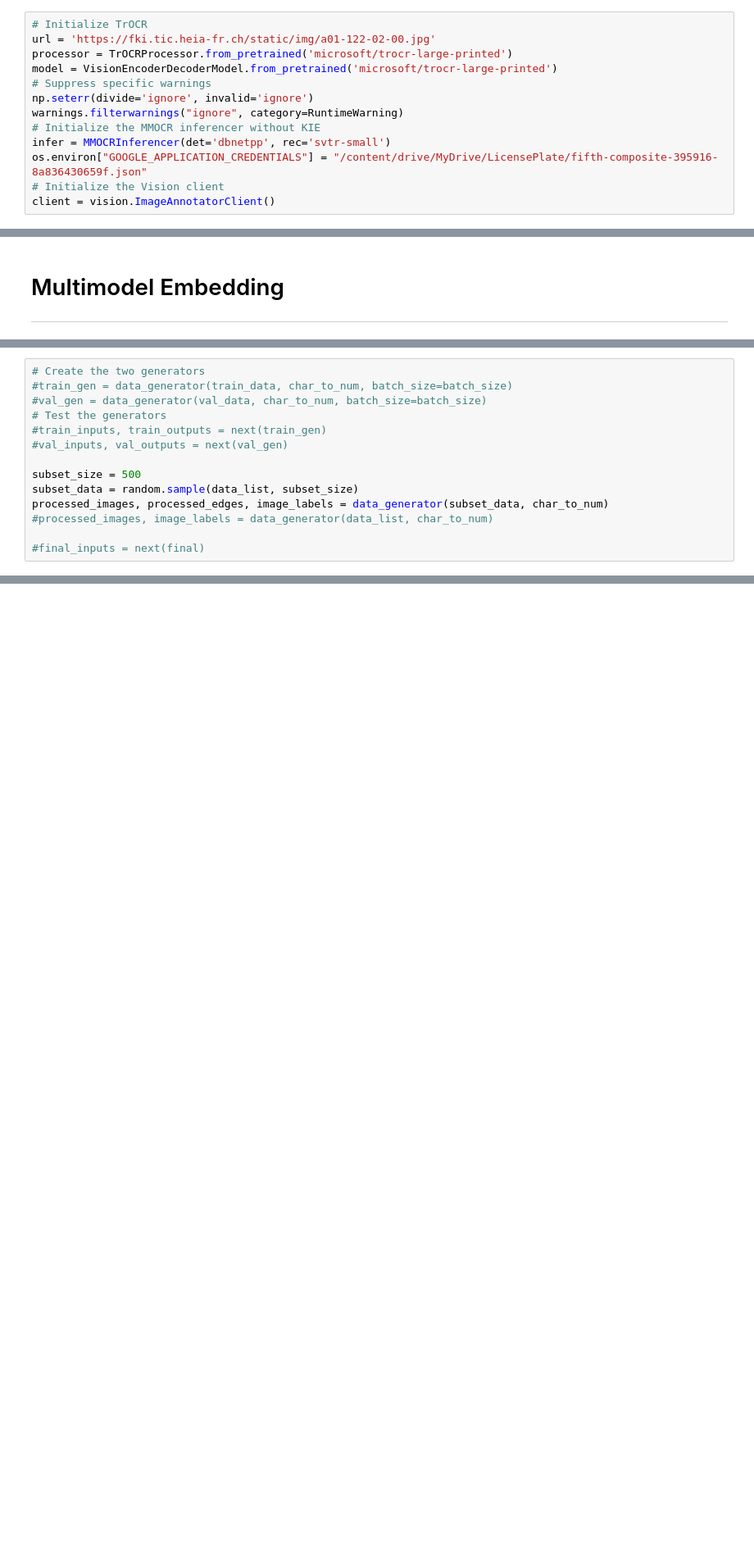
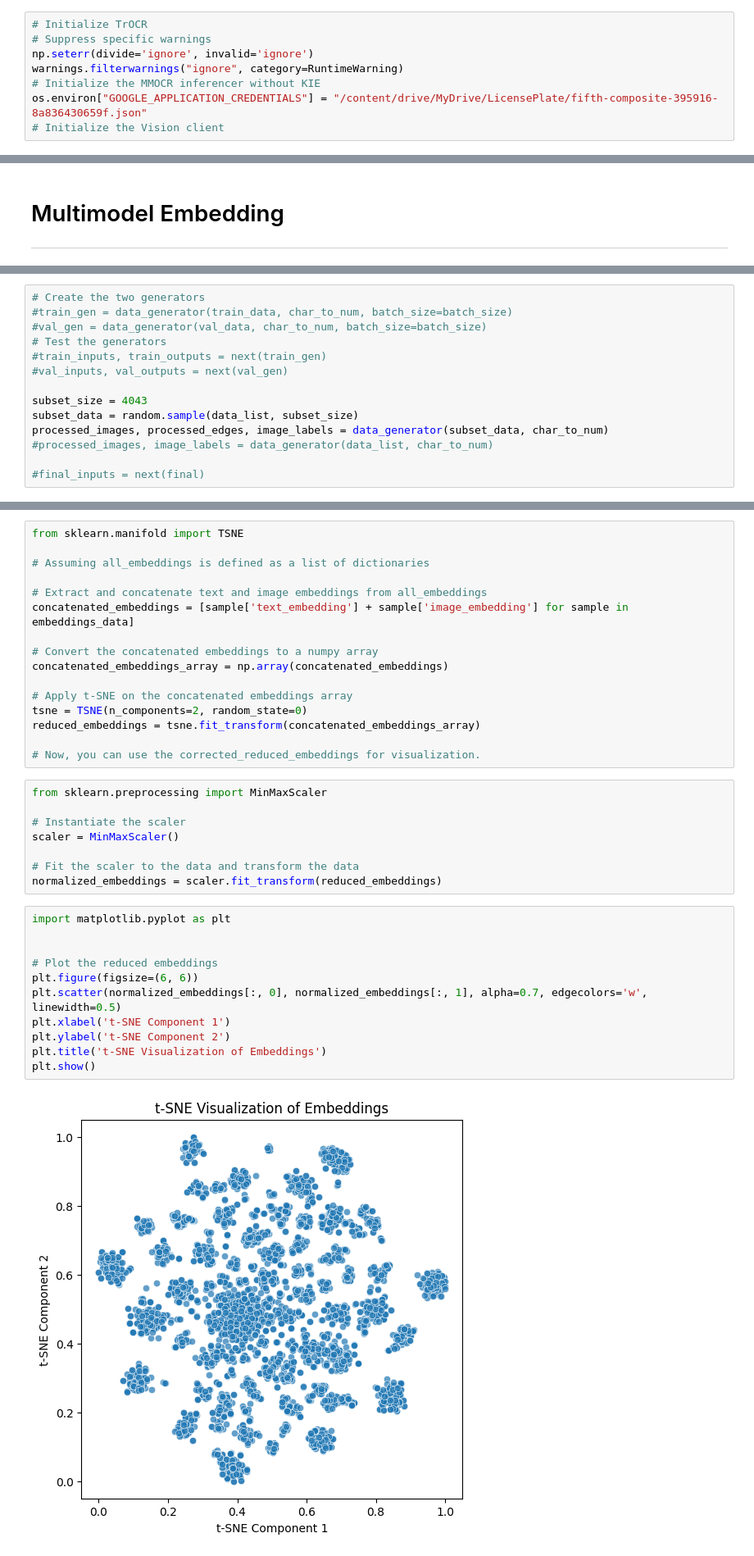
Before and after one commit to mmender2/Ai-DataScience, a Jupyter notebook: MMEmbed.ipynb, the cells around one changed output, grey strips where cells are left out. Shown at 82% size. Cells and saved outputs as stored; diff of their text form; blank space fills up the shorter version.

```diff
--- a/MMEmbed.ipynb
+++ b/MMEmbed.ipynb
@@ -116,16 +124,11 @@ data.sample(5)
 # %%
 # Initialize TrOCR
-url = 'https://fki.tic.heia-fr.ch/static/img/a01-122-02-00.jpg'
-processor = TrOCRProcessor.from_pretrained('microsoft/trocr-large-printed')
-model = VisionEncoderDecoderModel.from_pretrained('microsoft/trocr-large-printed')
 # Suppress specific warnings
 np.seterr(divide='ignore', invalid='ignore')
 warnings.filterwarnings("ignore", category=RuntimeWarning)
 # Initialize the MMOCR inferencer without KIE
-infer = MMOCRInferencer(det='dbnetpp', rec='svtr-small')
 os.environ["GOOGLE_APPLICATION_CREDENTIALS"] = "/content/drive/MyDrive/LicensePlate/fifth-composite-395916-8a836430659f.json"
 # Initialize the Vision client
-client = vision.ImageAnnotatorClient()
 # %%
 import string
 # Add lowercase letters to the set of characters and regenerate the mapping
@@ -421,7 +432,7 @@ val_steps_per_epoch = len(val_data) // batch_size  # This will give 56
 #train_inputs, train_outputs = next(train_gen)
 #val_inputs, val_outputs = next(val_gen)
 
-subset_size = 500
+subset_size = 4043
 subset_data = random.sample(data_list, subset_size)
 processed_images, processed_edges, image_labels = data_generator(subset_data, char_to_num)
 #processed_images, image_labels = data_generator(data_list, char_to_num)
@@ -689,0 +547,37 @@ new_reduced_embeddings = tsne.fit_transform(new_concatenated_embeddings_array)
+# %%
+from sklearn.manifold import TSNE
+
+# Assuming all_embeddings is defined as a list of dictionaries
+
+# Extract and concatenate text and image embeddings from all_embeddings
+concatenated_embeddings = [sample['text_embedding'] + sample['image_embedding'] for sample in embeddings_data]
+
+# Convert the concatenated embeddings to a numpy array
+concatenated_embeddings_array = np.array(concatenated_embeddings)
+
+# Apply t-SNE on the concatenated embeddings array
+tsne = TSNE(n_components=2, random_state=0)
+reduced_embeddings = tsne.fit_transform(concatenated_embeddings_array)
+
+# Now, you can use the corrected_reduced_embeddings for visualization.
+# %%
+from sklearn.preprocessing import MinMaxScaler
+
+# Instantiate the scaler
+scaler = MinMaxScaler()
+
+# Fit the scaler to the data and transform the data
+normalized_embeddings = scaler.fit_transform(reduced_embeddings)
+# %%
+import matplotlib.pyplot as plt
+
+
+# Plot the reduced embeddings
+plt.figure(figsize=(6, 6))
+plt.scatter(normalized_embeddings[:, 0], normalized_embeddings[:, 1], alpha=0.7, edgecolors='w', linewidth=0.5)
+plt.xlabel('t-SNE Component 1')
+plt.ylabel('t-SNE Component 2')
+plt.title('t-SNE Visualization of Embeddings')
+plt.show()
+# %% [output]
+[figure, added]
```
Also changed, not shown: parts of 50 cells of this notebook.
